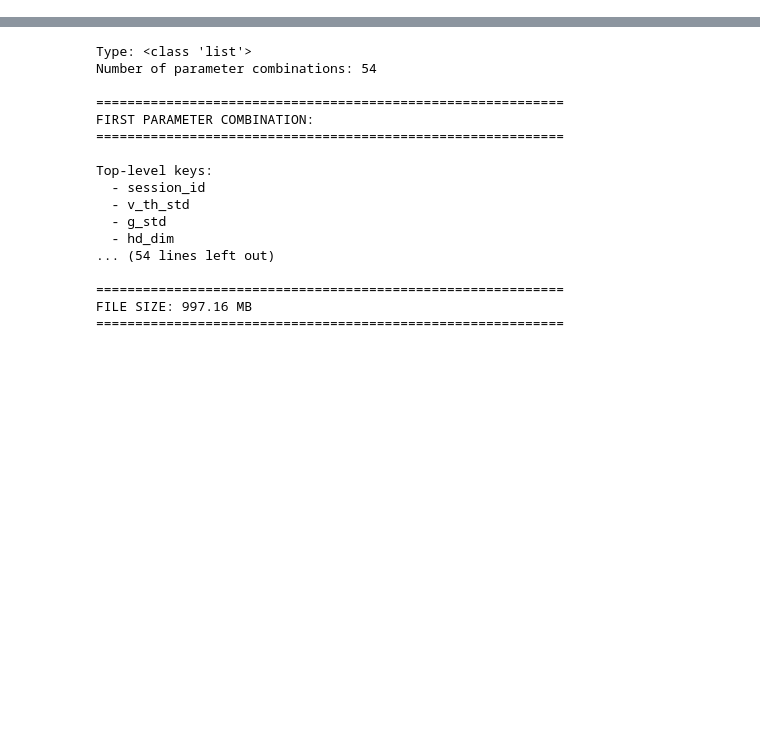
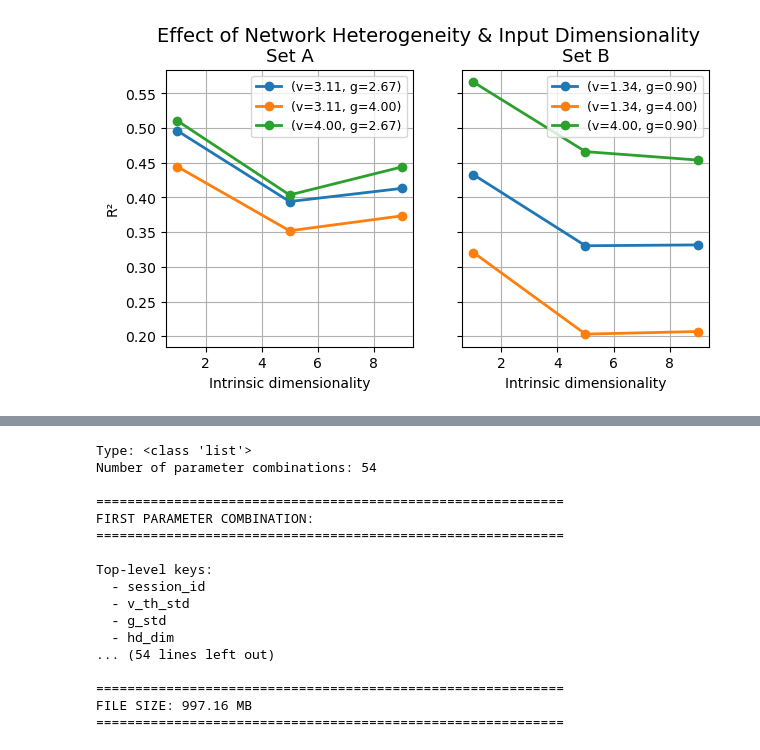
Before and after one commit to fraziphy/spiking-rnn-heterogeneity, a Jupyter notebook: Untitled5.ipynb, the cells around one changed output, grey strips where cells are left out. Saved outputs shown, nothing was run; the diff lists cells and outputs as text; code cells hidden in the pictures; blank space fills up the shorter version.

```diff
--- a/Untitled5.ipynb
+++ b/Untitled5.ipynb
@@ -13,0 +121,46 @@ with open(filename, 'rb') as f:
+# %%
+import matplotlib.pyplot as plt
+import numpy as np
+
+# Two sets of combos
+highlighted_combos_A = [
+    (v_th_std_list[7], g_std_list[6]),   # low
+    (v_th_std_list[7], g_std_list[-1]),  # medium
+    (v_th_std_list[-1], g_std_list[6]),  # high
+]
+
+highlighted_combos_B = [
+    (v_th_std_list[3], g_std_list[2]),   # low
+    (v_th_std_list[3], g_std_list[-1]),  # medium
+    (v_th_std_list[-1], g_std_list[2]),  # high
+]
+
+
+combo_sets = [highlighted_combos_A, highlighted_combos_B]
+set_labels = ["Set A", "Set B"]
+
+# Create figure with 1 row × 2 columns
+fig, axes = plt.subplots(1, 2, figsize=(7, 3.6), sharey=True)
+
+for col, (combo_set, set_label) in enumerate(zip(combo_sets, set_labels)):
+    ax = axes[col]
+
+    for (v, g), level, color in zip(combo_set, levels, ['C0', 'C1', 'C2']):
+        curve = [
+            averaged_grid.get((v, g, hd), {}).get('test_r2_mean', np.nan)
+            for hd in hd_dim_list
+        ]
+        ax.plot(hd_dim_list, curve, marker='o', linewidth=2, label=f"(v={v:.2f}, g={g:.2f})", color=color)
+
+    ax.set_title(f"{set_label}", fontsize=13)
+    ax.set_xlabel("Intrinsic dimensionality")
+    ax.grid(True)
+    if col == 0:
+        ax.set_ylabel("R²")
+    ax.legend(fontsize=9, loc='best')
+
+fig.suptitle("Effect of Network Heterogeneity & Input Dimensionality", fontsize=14, y=1.0)
+fig.savefig('./pres/HD_input_4.pdf')
+plt.show()
+# %% [output]
+[figure, added]
```
Also changed, not shown: parts of 12 cells of this notebook, 5 other files.
